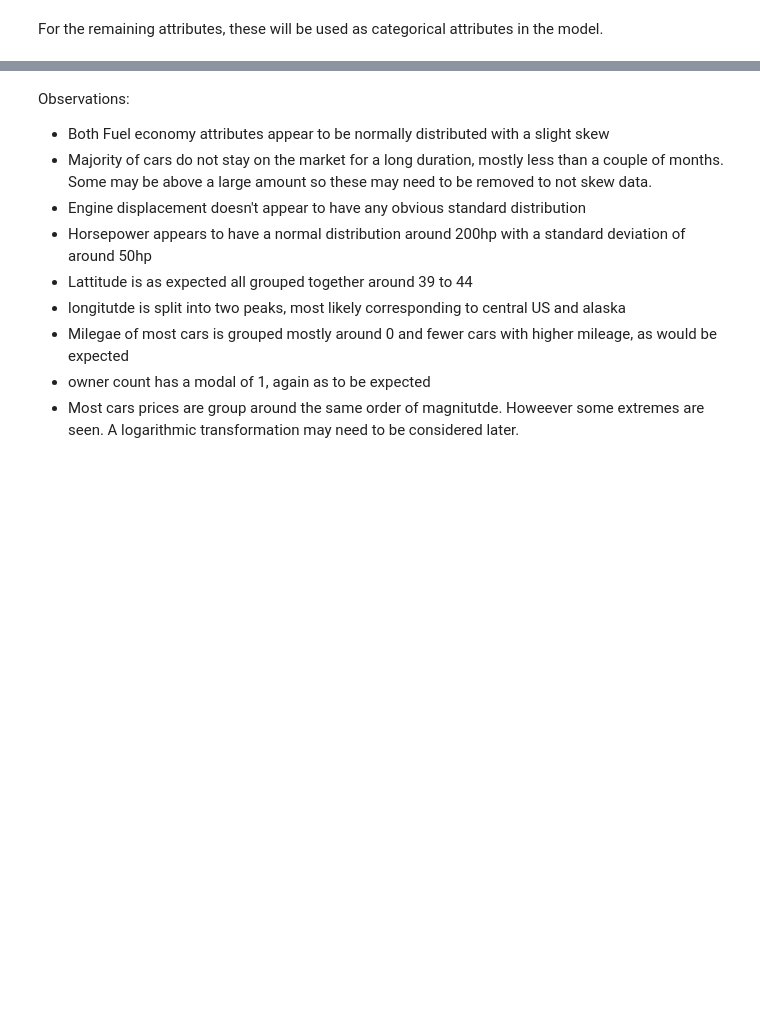
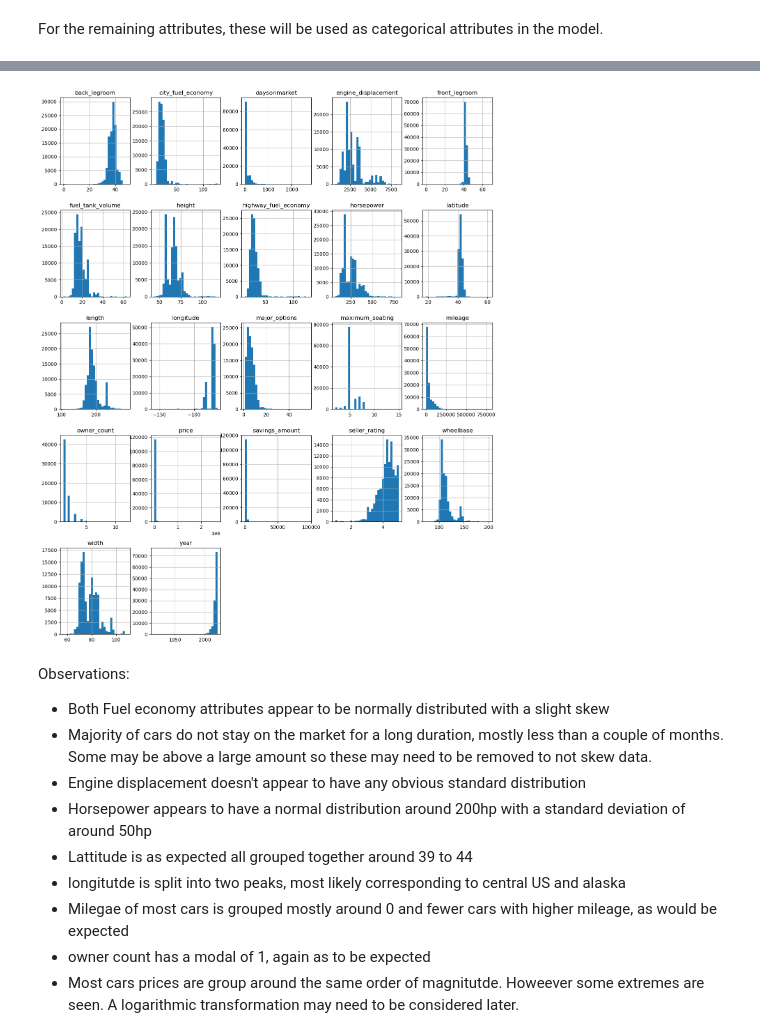
Before and after one commit to johnb-h/Car-Dataset-EDA-and-Prediction-Model, a Jupyter notebook: ID5059_run_script.ipynb, the cells around one changed output, grey strips where cells are left out. Cells and saved outputs as stored; diff of their text form; code cells hidden in the pictures; blank space fills up the shorter version.

```diff
--- a/ID5059_run_script.ipynb
+++ b/ID5059_run_script.ipynb
@@ -64,14 +64,11 @@ def read_car_data(filepath : str) -> pd.DataFrame:
     :param filepath: The location of the file to read
     :return: returns the pandas dataframe
     """
-    return pd.read_csv(filepath, index_col = "vin")
+    return pd.read_csv(filepath)#, index_col = "vin")
 
-frac: float = 0.6 # fraction of data to use to explore
 original_df: pd.DataFrame = read_car_data(file_names[0])
-df: pd.DataFrame = original_df.sample(frac = frac)
-sample_size: int = len(df)
 
 # Clear the maximum number of columns to be displayed, so that all will be visible.
 pd.set_option('display.max_columns', None)
 # check data looks roughly okay
-df.head(5)
+original_df.head(5)
@@ -101,7 +132,10 @@ from sklearn.model_selection import train_test_split
 
 split_train: float = 0.6# fraction of data to use to explore
 
-train_set, test_set = train_test_split(df, test_size = split_train, random_state=314)
+train_set, test_set = train_test_split(original_df, test_size = split_train, random_state=314)
+
+df = train_set.copy() # copy so can recover if needs
+sample_size: int = len(train_set)
 # %% [markdown]
 ### Start to inspect
 Firstly, let's drop all attributes from above which have less than 50% non-null values, since including these may negatively effect our model if a majority of entries do not have this attribute. Using them in our model will mean the model is not very general.
@@ -162,7 +221,7 @@ Next, let's drop all the irrelevant meta data which won't be helpful with our mo
 # %%
 df = df.drop(columns=['description', 'interior_color', 'exterior_color',
                       'main_picture_url', 'model_name', 'sp_name', 'transmission_display',
-                      'trim_name', 'trimId'])
+                      'trim_name', 'trimId', 'vin', 'sp_id', 'listing_id'])
 # %% [markdown]
 ### Fixing duplicates part 1
 # %% [markdown]
@@ -205,7 +278,7 @@ df[np.logical_xor(df.engine_displacement.isna(), df.horsepower.isna())]
 # %% [markdown]
 So, luckily `horsepower` and `power` do give the same information so one can be dropped arbitrarily. As horsepower is already numerical, `power` will be dropped.
 # %%
-#### could add RPM attribute
+df = df.drop('power', axis=1)
 # %% [markdown]
 There is also another useful attribute of RPM which could help to distinguish between performance cars with large horsepower and 4x4 with the same, but there may be too many NAs for this attribute to use this metric, let's see.
 # %%
@@ -307,10 +466,12 @@ df.select_dtypes(include=[np.int64, np.float64])
 # %%
 import matplotlib.pyplot as mpl
 %matplotlib inline
 
-df_numerical = df.select_dtypes(include=[np.int64, np.float64]).drop(columns=['listing_id', 'sp_id'])
+df_numerical = df.select_dtypes(include=[np.int64, np.float64])
 df_numerical.hist(figsize=(16,20), bins=30)
 mpl.show()
+# %% [output]
+[figure, added]
 # %% [markdown]
 Observations:
 - Both Fuel economy attributes appear to be normally distributed with a slight skew
```
Also changed, not shown: parts of 114 cells of this notebook.
